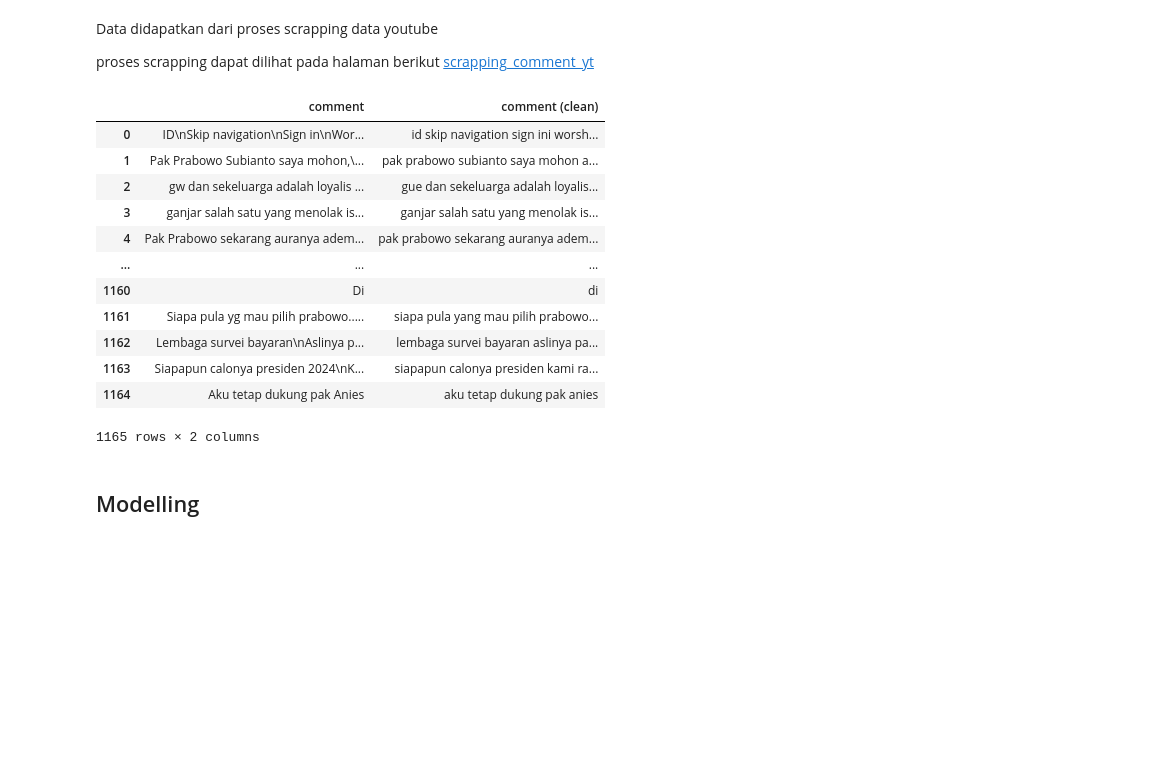
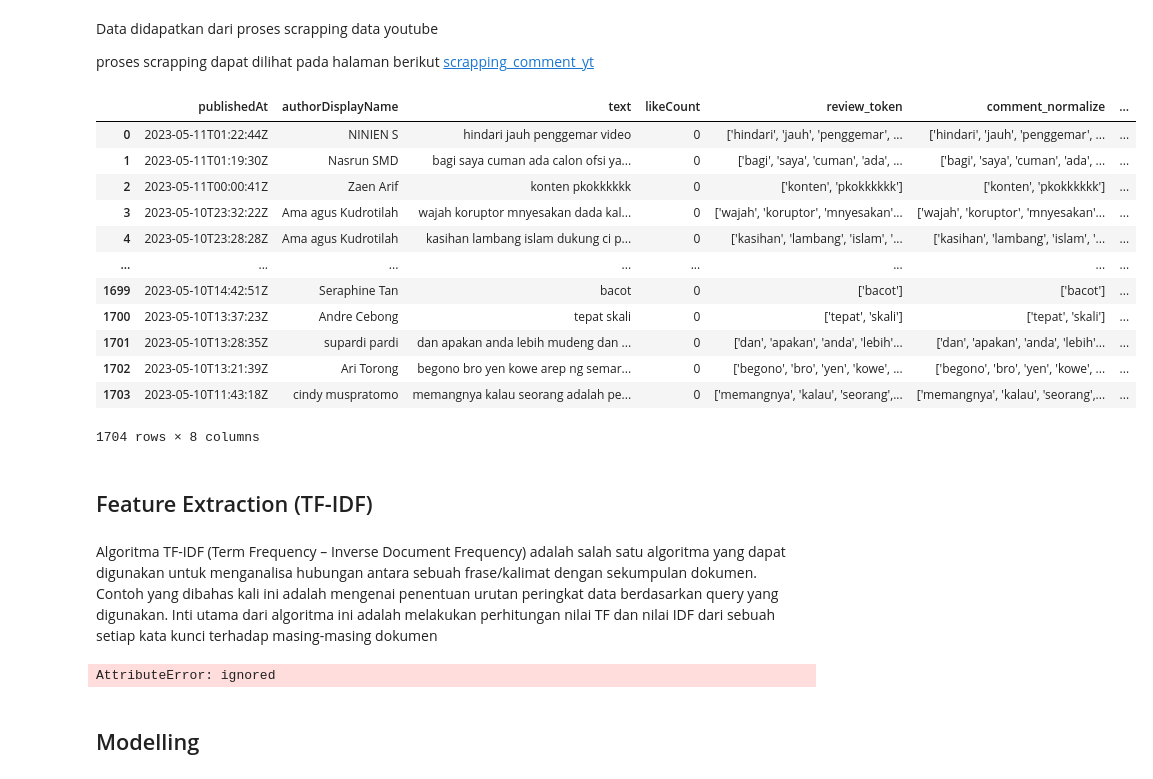
Before and after one commit to triasmidwi/prosaindata, a Jupyter notebook: _sources/Topik Modelling.ipynb, the cells around one changed output. Cells and saved outputs as stored; diff of their text form; code cells hidden in the pictures; blank space fills up the shorter version.

Commit message:
Update documentation

```diff
--- a/_sources/Topik Modelling.ipynb
+++ b/_sources/Topik Modelling.ipynb
@@ -13,19 +44,36 @@ Data didapatkan dari proses scrapping data youtube
 proses scrapping dapat dilihat pada halaman berikut [scrapping_comment_yt](https://hamedayani114.github.io/prosaindata/scrapping_comment_yt.html)
 # %%
 import pandas as pd
-df=pd.read_csv('https://raw.githubusercontent.com/triasmidwi/dataset/main/commentyoutube.csv')
+df=pd.read_csv('https://raw.githubusercontent.com/triasmidwi/dataset/main/youtube_comment.csv')
 df
 # %% [output]
-|  | comment | comment (clean) |
-| 0 | ID\nSkip navigation\nSign in\nWor... | id skip navigation sign ini worsh... |
-| 1 | Pak Prabowo Subianto saya mohon,\... | pak prabowo subianto saya mohon a... |
-| 2 | gw dan sekeluarga adalah loyalis ... | gue dan sekeluarga adalah loyalis... |
-| 3 | ganjar salah satu yang menolak is... | ganjar salah satu yang menolak is... |
-| 4 | Pak Prabowo sekarang auranya adem... | pak prabowo sekarang auranya adem... |
-| ... | ... | ... |
-| 1160 | Di | di |
-| 1161 | Siapa pula yg mau pilih prabowo..... | siapa pula yang mau pilih prabowo... |
-| 1162 | Lembaga survei bayaran\nAslinya p... | lembaga survei bayaran aslinya pa... |
-| 1163 | Siapapun calonya presiden 2024\nK... | siapapun calonya presiden kami ra... |
-| 1164 | Aku tetap dukung pak Anies | aku tetap dukung pak anies |
+|  | publishedAt | authorDisplayName | text | likeCount | review_token | comment_normalize | ... |
+| 0 | 2023-05-11T01:22:44Z | NINIEN S | hindari jauh penggemar video | 0 | ['hindari', 'jauh', 'penggemar', ... | ['hindari', 'jauh', 'penggemar', ... | ... |
+| 1 | 2023-05-11T01:19:30Z | Nasrun SMD | bagi saya cuman ada calon ofsi ya... | 0 | ['bagi', 'saya', 'cuman', 'ada', ... | ['bagi', 'saya', 'cuman', 'ada', ... | ... |
+| 2 | 2023-05-11T00:00:41Z | Zaen Arif | konten pkokkkkkk | 0 | ['konten', 'pkokkkkkk'] | ['konten', 'pkokkkkkk'] | ... |
+| 3 | 2023-05-10T23:32:22Z | Ama agus Kudrotilah | wajah koruptor mnyesakan dada kal... | 0 | ['wajah', 'koruptor', 'mnyesakan'... | ['wajah', 'koruptor', 'mnyesakan'... | ... |
+| 4 | 2023-05-10T23:28:28Z | Ama agus Kudrotilah | kasihan lambang islam dukung ci p... | 0 | ['kasihan', 'lambang', 'islam', '... | ['kasihan', 'lambang', 'islam', '... | ... |
+| ... | ... | ... | ... | ... | ... | ... | ... |
+| 1699 | 2023-05-10T14:42:51Z | Seraphine Tan | bacot | 0 | ['bacot'] | ['bacot'] | ... |
+| 1700 | 2023-05-10T13:37:23Z | Andre Cebong | tepat skali | 0 | ['tepat', 'skali'] | ['tepat', 'skali'] | ... |
+| 1701 | 2023-05-10T13:28:35Z | supardi pardi | dan apakan anda lebih mudeng dan ... | 0 | ['dan', 'apakan', 'anda', 'lebih'... | ['dan', 'apakan', 'anda', 'lebih'... | ... |
+| 1702 | 2023-05-10T13:21:39Z | Ari Torong | begono bro yen kowe arep ng semar... | 0 | ['begono', 'bro', 'yen', 'kowe', ... | ['begono', 'bro', 'yen', 'kowe', ... | ... |
+| 1703 | 2023-05-10T11:43:18Z | cindy muspratomo | memangnya kalau seorang adalah pe... | 0 | ['memangnya', 'kalau', 'seorang',... | ['memangnya', 'kalau', 'seorang',... | ... |
-1165 rows × 2 columns
+1704 rows × 8 columns
+# %% [markdown]
+## Feature Extraction (TF-IDF)
+# %% [markdown]
+Algoritma TF-IDF (Term Frequency – Inverse Document Frequency) adalah salah satu algoritma yang dapat digunakan untuk menganalisa hubungan antara sebuah frase/kalimat dengan sekumpulan dokumen. Contoh yang dibahas kali ini adalah mengenai penentuan urutan peringkat data berdasarkan query yang digunakan.
+Inti utama dari algoritma ini adalah melakukan perhitungan nilai TF dan nilai IDF dari sebuah setiap kata kunci terhadap masing-masing dokumen
+# %%
+def joinkata(data):
+  kalimat = ""
+  for i in data:
+    kalimat += i
+    kalimat += " "
+  return kalimat
+
+text = df['stemming'].swifter.apply(joinkata)
+text
+# %% [output]
+AttributeError: ignored
```
Also changed, not shown: parts of 9 cells of this notebook, 37 other files.
